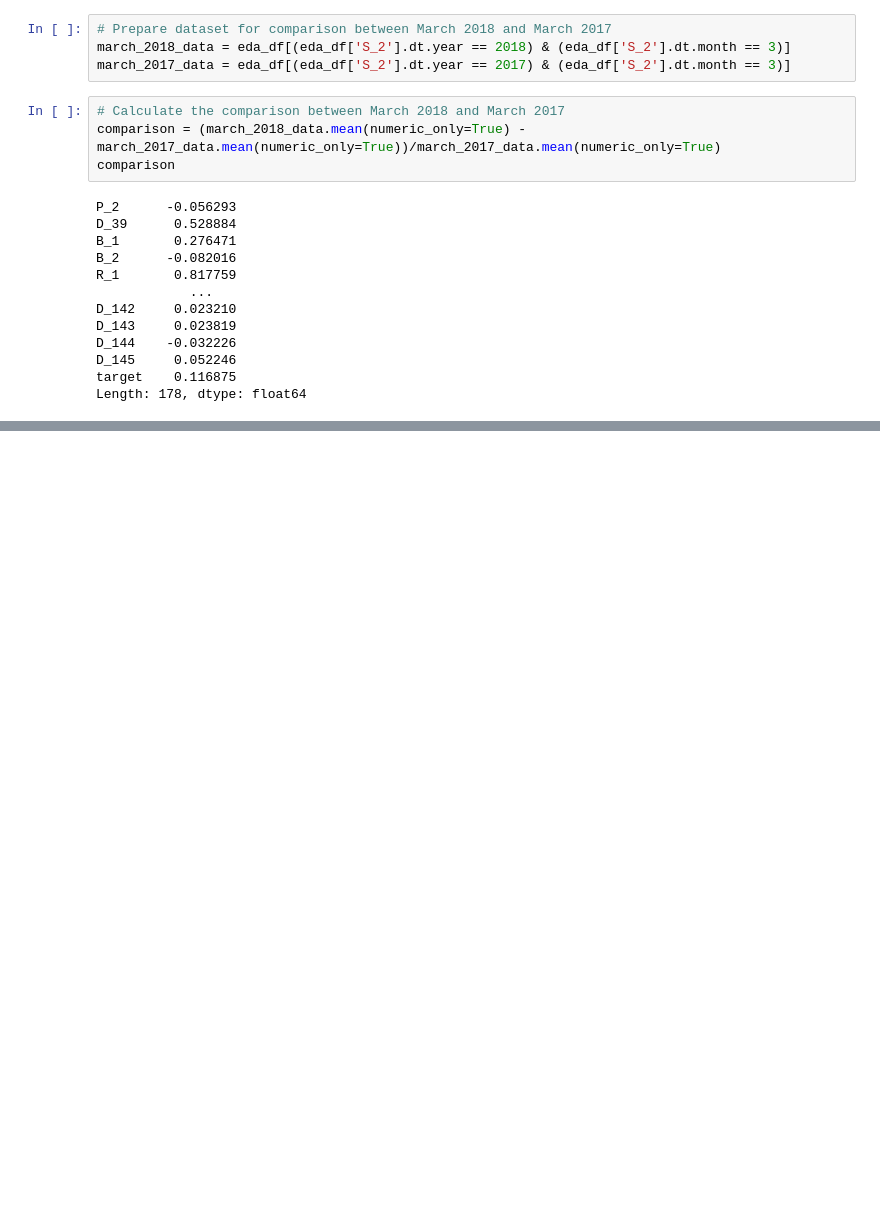
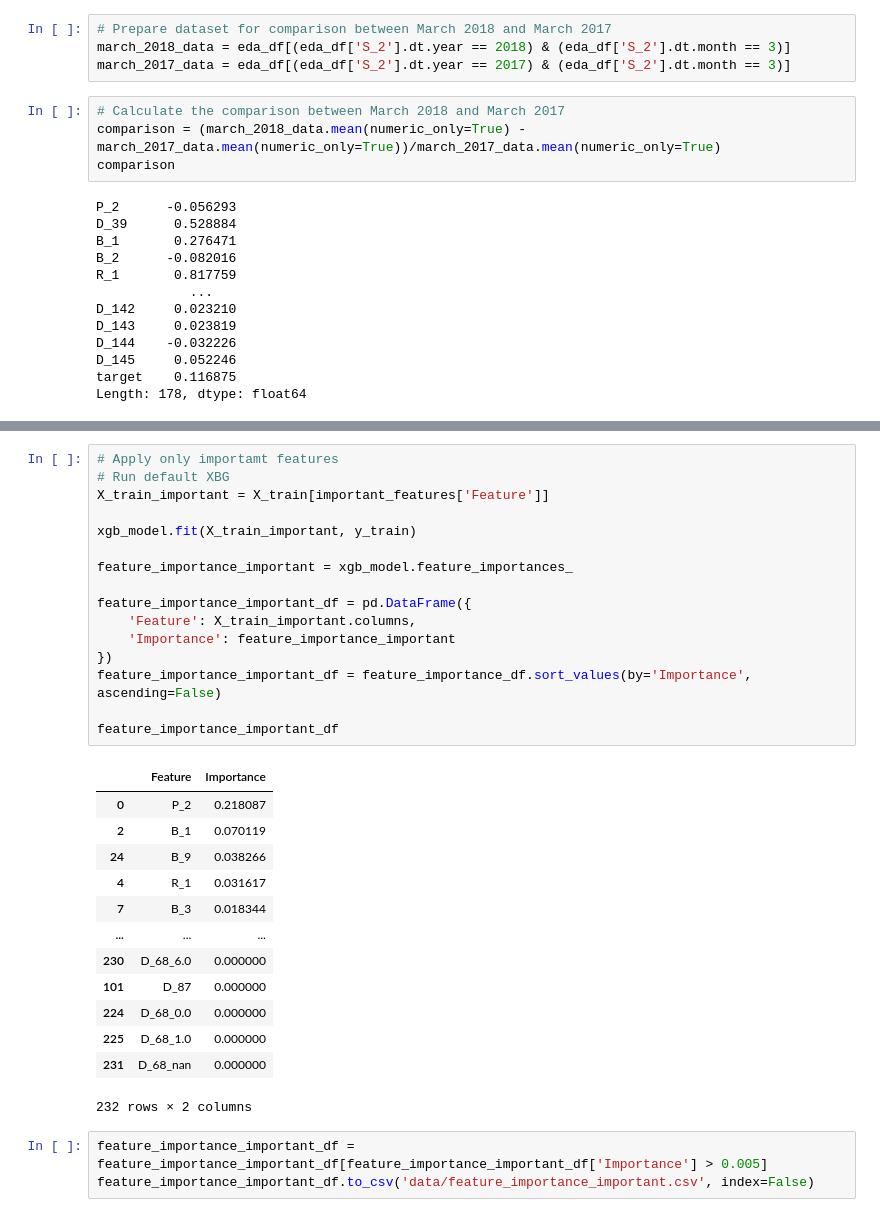
Before and after one commit to itoshiyanazawa/fall2024_ml_credit_risk, a Jupyter notebook: analysis_itoshi.ipynb, the cells around one changed output, grey strips where cells are left out. Saved outputs shown, nothing was run; the diff lists cells and outputs as text; blank space fills up the shorter version.

```diff
--- a/analysis_itoshi.ipynb
+++ b/analysis_itoshi.ipynb
@@ -353,0 +403,33 @@ Length: 233, dtype: float64
+# %%
+# Apply only importamt features
+# Run default XBG
+X_train_important = X_train[important_features['Feature']]
+
+xgb_model.fit(X_train_important, y_train)
+
+feature_importance_important = xgb_model.feature_importances_
+
+feature_importance_important_df = pd.DataFrame({
+    'Feature': X_train_important.columns,
+    'Importance': feature_importance_important
+})
+feature_importance_important_df = feature_importance_df.sort_values(by='Importance', ascending=False)
+
+feature_importance_important_df
+# %% [output]
+|  | Feature | Importance |
+| 0 | P_2 | 0.218087 |
+| 2 | B_1 | 0.070119 |
+| 24 | B_9 | 0.038266 |
+| 4 | R_1 | 0.031617 |
+| 7 | B_3 | 0.018344 |
+| ... | ... | ... |
+| 230 | D_68_6.0 | 0.000000 |
+| 101 | D_87 | 0.000000 |
+| 224 | D_68_0.0 | 0.000000 |
+| 225 | D_68_1.0 | 0.000000 |
+| 231 | D_68_nan | 0.000000 |
+232 rows × 2 columns
+# %%
+feature_importance_important_df = feature_importance_important_df[feature_importance_important_df['Importance'] > 0.005]
+feature_importance_important_df.to_csv('data/feature_importance_important.csv', index=False)
```
Also changed, not shown: parts of 10 cells of this notebook.
